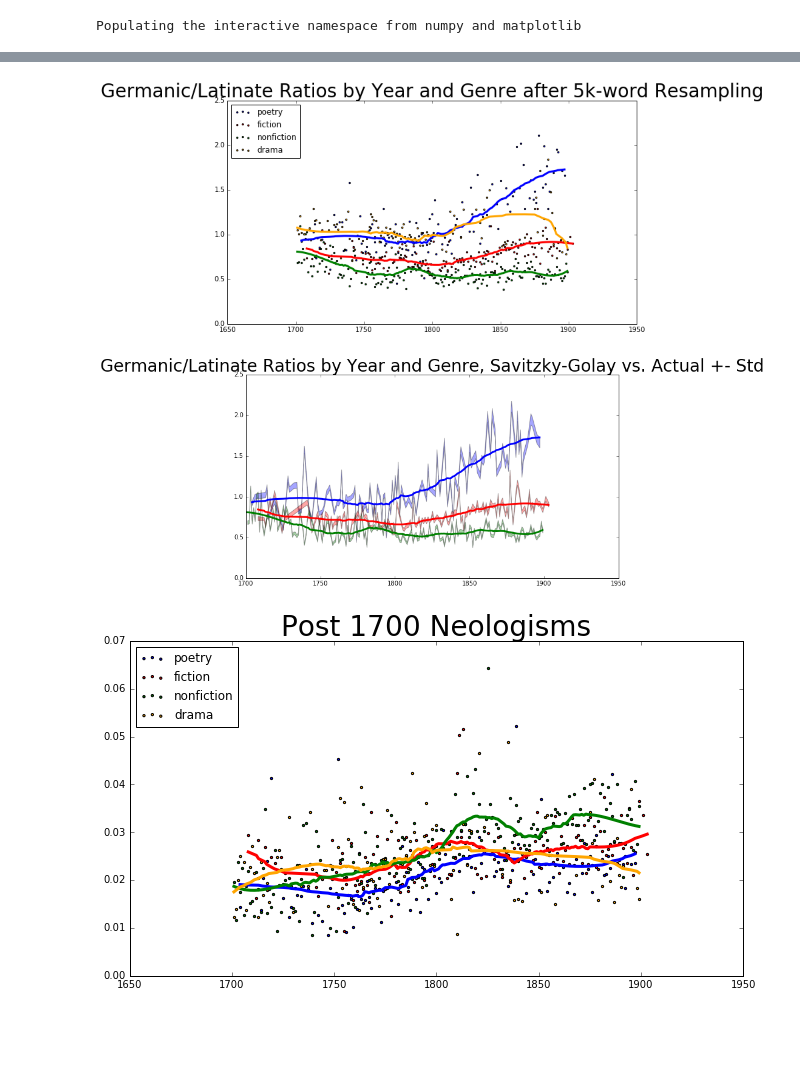
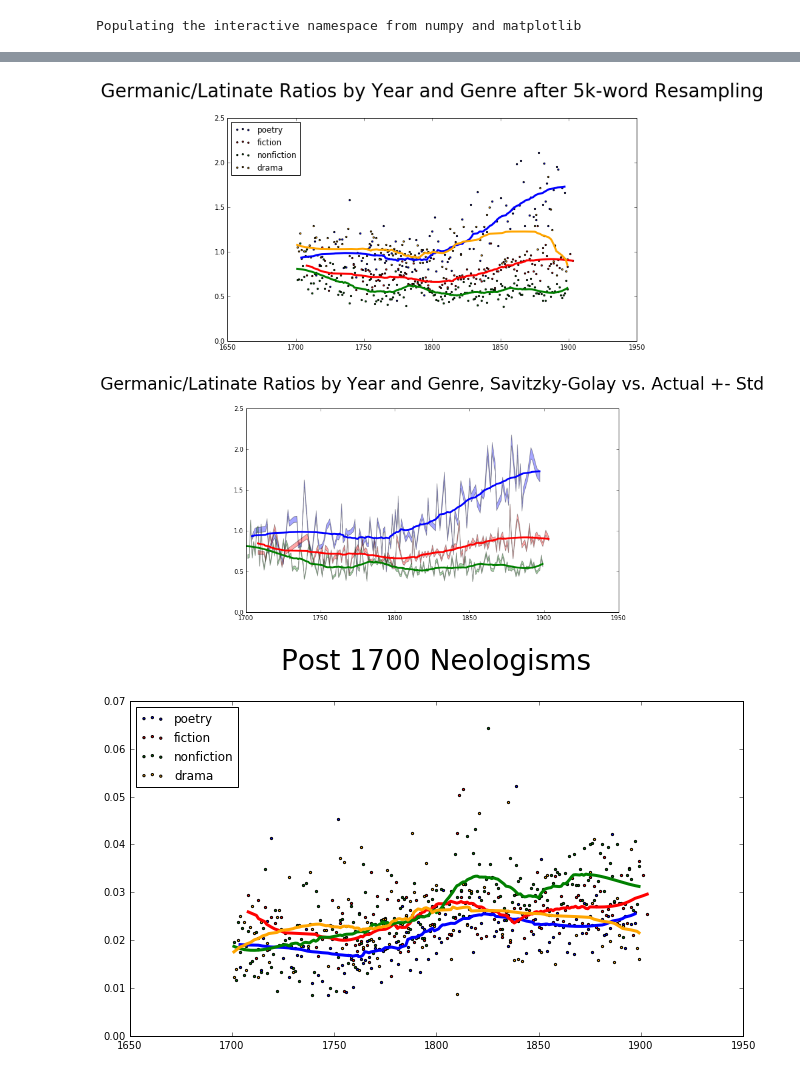
Before and after one commit to mjlavin80/horror_genre, a Jupyter notebook: OED Results.ipynb, the cells around one changed output, grey strips where cells are left out. Cells and saved outputs as stored; diff of their text form; code cells hidden in the pictures; blank space fills up the shorter version.

```diff
--- a/OED Results.ipynb
+++ b/OED Results.ipynb
@@ -113,42 +113,42 @@ d = [json.loads(i[0]) for i in drama_json]
 
 y_1 = [sum(i)/len(i) for i in p]
 y_2 = [sum(i)/len(i) for i in f]
 y_3 = [sum(i)/len(i) for i in n]
 y_4 = [sum(i)/len(i) for i in d]
 
 x_1 = [i[1] for i in poetry_json]
 x_2 = [i[1] for i in fiction_json]
 x_3 = [i[1] for i in nonfiction_json]
 x_4 = [i[1] for i in drama_json]
 
 y_1_sav = signal.savgol_filter(y_1, 51, 3) # window size 51, polynomial order 3
 y_2_sav = signal.savgol_filter(y_2, 51, 3)
 y_3_sav = signal.savgol_filter(y_3, 51, 3)
 y_4_sav = signal.savgol_filter(y_4, 51, 3)
 
 fig = plt.figure()
 ax1 = fig.add_subplot(111)
 ax1.scatter(x_1, y_1, s=5, c='b', marker="o", label='poetry')
 ax1.scatter(x_2,y_2, s=5, c='r', marker="o", label='fiction')
 ax1.scatter(x_3,y_3, s=5, c='g', marker="o", label='nonfiction')
 ax1.scatter(x_4,y_4, s=5, c='orange', marker="o", label='drama')
-plt.title("Germanic/Latinate Ratios by Year and Genre after 5k-word Resampling", fontsize=28)
+plt.title("Germanic/Latinate Ratios by Year and Genre after 5k-word Resampling", fontsize=28, y=1.08)
 plt.plot(x_1, y_1_sav, linewidth=3.0, c="b")
 plt.plot(x_2, y_2_sav, linewidth=3.0, c="r")
 plt.plot(x_3, y_3_sav, linewidth=3.0, c="g")
 plt.plot(x_4, y_4_sav, linewidth=3.0, c="orange")
 
 plt.legend(loc='upper left');
 plt.show()
 # %% [output]
-[figure, old version]
+[figure, new version]
 # %%
 std_p = [np.std(i) for i in p]
 std_f = [np.std(i) for i in f]
 std_n = [np.std(i) for i in n]
 std_d = [np.std(i) for i in d]
 
-plt.title("Germanic/Latinate Ratios by Year and Genre, Savitzky-Golay vs. Actual +- Std", fontsize=28)
+plt.title("Germanic/Latinate Ratios by Year and Genre, Savitzky-Golay vs. Actual +- Std", fontsize=28, y=1.08)
 plt.fill_between(x_1, np.asarray(y_1)-std_p, np.asarray(y_1)+std_p,facecolor='b',alpha=0.35)
 plt.fill_between(x_2, np.asarray(y_2)-std_f, np.asarray(y_2)+std_f,facecolor='r',alpha=0.35)
 plt.fill_between(x_3, np.asarray(y_3)-std_n, np.asarray(y_3)+std_n,facecolor='g',alpha=0.35)
@@ -159,7 +159,7 @@ plt.plot(x_3, y_3_sav, linewidth=3.0, c="g")
 
 plt.show()
 # %% [output]
-[figure, old version]
+[figure, new version]
 # %%
 import ast
 def neo_ratio(data_rows):
@@ -203,7 +203,7 @@ ax1.scatter(x_1, y_1, s=5, c='b', marker="o", label='poetry')
 ax1.scatter(x_2,y_2, s=5, c='r', marker="o", label='fiction')
 ax1.scatter(x_3,y_3, s=5, c='g', marker="o", label='nonfiction')
 ax1.scatter(x_4,y_4, s=5, c='orange', marker="o", label='drama')
-plt.title("Post 1700 Neologisms", fontsize=28)
+plt.title("Post 1700 Neologisms", fontsize=28, y=1.08)
 plt.plot(x_1, y_1_sav, linewidth=3.0, c="b")
 plt.plot(x_2, y_2_sav, linewidth=3.0, c="r")
 plt.plot(x_3, y_3_sav, linewidth=3.0, c="g")
@@ -211,4 +211,4 @@ plt.plot(x_4, y_4_sav, linewidth=3.0, c="orange")
 plt.legend(loc='upper left');
 plt.show()
 # %% [output]
-[figure, old version]
+[figure, new version]
```
Also changed, not shown: parts of 3 cells of this notebook, 8 other files.
